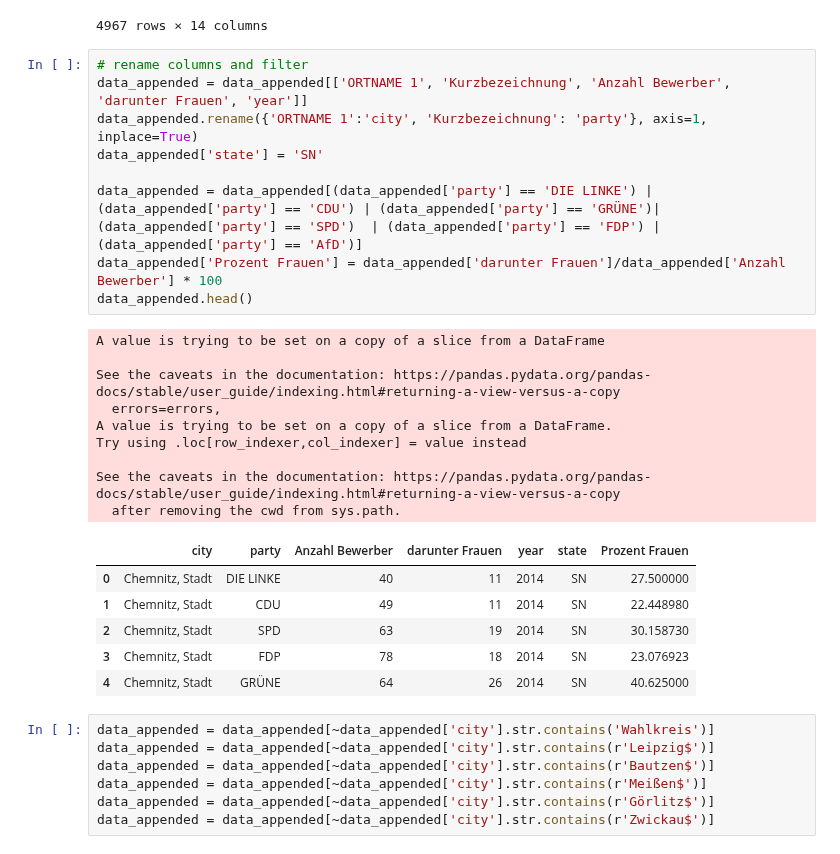
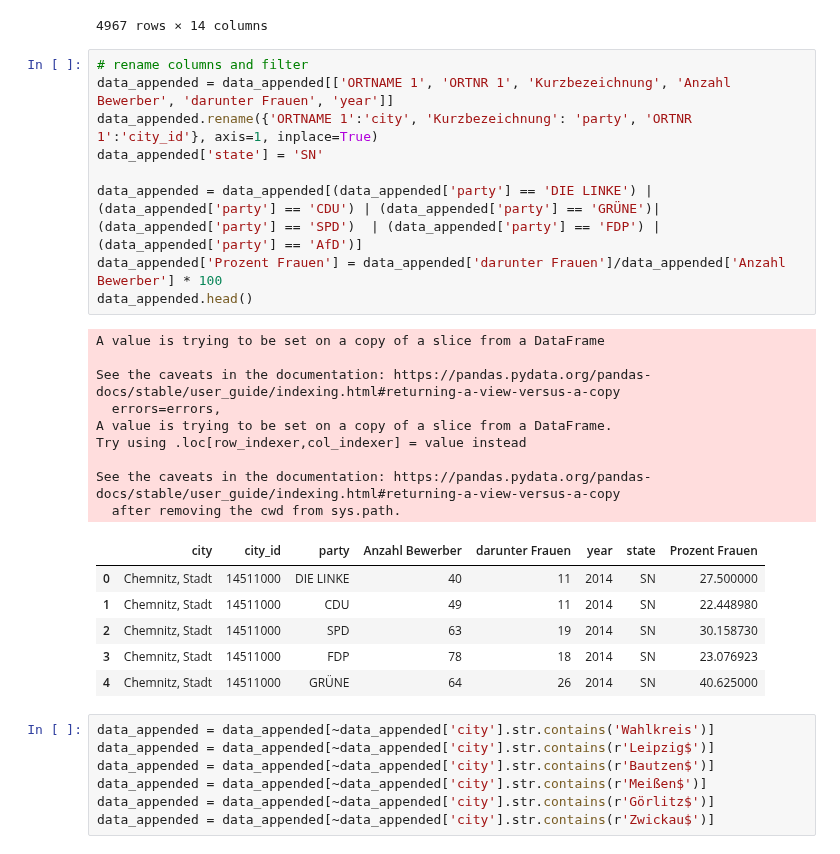
Before and after one commit to mariusgruenewald/pol_viol, a Jupyter notebook: election_data_clean.ipynb, the cells around one changed output. Drawn from its saved outputs; the diff is of its cells as text.

```diff
--- a/election_data_clean.ipynb
+++ b/election_data_clean.ipynb
@@ -56,29 +49,29 @@ data_appended
 4967 rows × 14 columns
 # %%
 # rename columns and filter
-data_appended = data_appended[['ORTNAME 1', 'Kurzbezeichnung', 'Anzahl Bewerber', 'darunter Frauen', 'year']]
-data_appended.rename({'ORTNAME 1':'city', 'Kurzbezeichnung': 'party'}, axis=1, inplace=True)
+data_appended = data_appended[['ORTNAME 1', 'ORTNR 1', 'Kurzbezeichnung', 'Anzahl Bewerber', 'darunter Frauen', 'year']]
+data_appended.rename({'ORTNAME 1':'city', 'Kurzbezeichnung': 'party', 'ORTNR 1':'city_id'}, axis=1, inplace=True)
 data_appended['state'] = 'SN'
 
 data_appended = data_appended[(data_appended['party'] == 'DIE LINKE') | (data_appended['party'] == 'CDU') | (data_appended['party'] == 'GRÜNE')| (data_appended['party'] == 'SPD')  | (data_appended['party'] == 'FDP') | (data_appended['party'] == 'AfD')]
 data_appended['Prozent Frauen'] = data_appended['darunter Frauen']/data_appended['Anzahl Bewerber'] * 100
 data_appended.head()
 # %% [output]
 A value is trying to be set on a copy of a slice from a DataFrame
 
 See the caveats in the documentation: https://pandas.pydata.org/pandas-docs/stable/user_guide/indexing.html#returning-a-view-versus-a-copy
   errors=errors,
 A value is trying to be set on a copy of a slice from a DataFrame.
 Try using .loc[row_indexer,col_indexer] = value instead
 
 See the caveats in the documentation: https://pandas.pydata.org/pandas-docs/stable/user_guide/indexing.html#returning-a-view-versus-a-copy
   after removing the cwd from sys.path.
-|  | city | party | Anzahl Bewerber | darunter Frauen | year | state | Prozent Frauen |
-| 0 | Chemnitz, Stadt | DIE LINKE | 40 | 11 | 2014 | SN | 27.500000 |
-| 1 | Chemnitz, Stadt | CDU | 49 | 11 | 2014 | SN | 22.448980 |
-| 2 | Chemnitz, Stadt | SPD | 63 | 19 | 2014 | SN | 30.158730 |
-| 3 | Chemnitz, Stadt | FDP | 78 | 18 | 2014 | SN | 23.076923 |
-| 4 | Chemnitz, Stadt | GRÜNE | 64 | 26 | 2014 | SN | 40.625000 |
+|  | city | city_id | party | Anzahl Bewerber | darunter Frauen | year | state | Prozent Frauen |
+| 0 | Chemnitz, Stadt | 14511000 | DIE LINKE | 40 | 11 | 2014 | SN | 27.500000 |
+| 1 | Chemnitz, Stadt | 14511000 | CDU | 49 | 11 | 2014 | SN | 22.448980 |
+| 2 | Chemnitz, Stadt | 14511000 | SPD | 63 | 19 | 2014 | SN | 30.158730 |
+| 3 | Chemnitz, Stadt | 14511000 | FDP | 78 | 18 | 2014 | SN | 23.076923 |
+| 4 | Chemnitz, Stadt | 14511000 | GRÜNE | 64 | 26 | 2014 | SN | 40.625000 |
 # %%
 data_appended = data_appended[~data_appended['city'].str.contains('Wahlkreis')]
 data_appended = data_appended[~data_appended['city'].str.contains(r'Leipzig$')]
```
Also changed, not shown: parts of 30 cells of this notebook, 2 other files.
